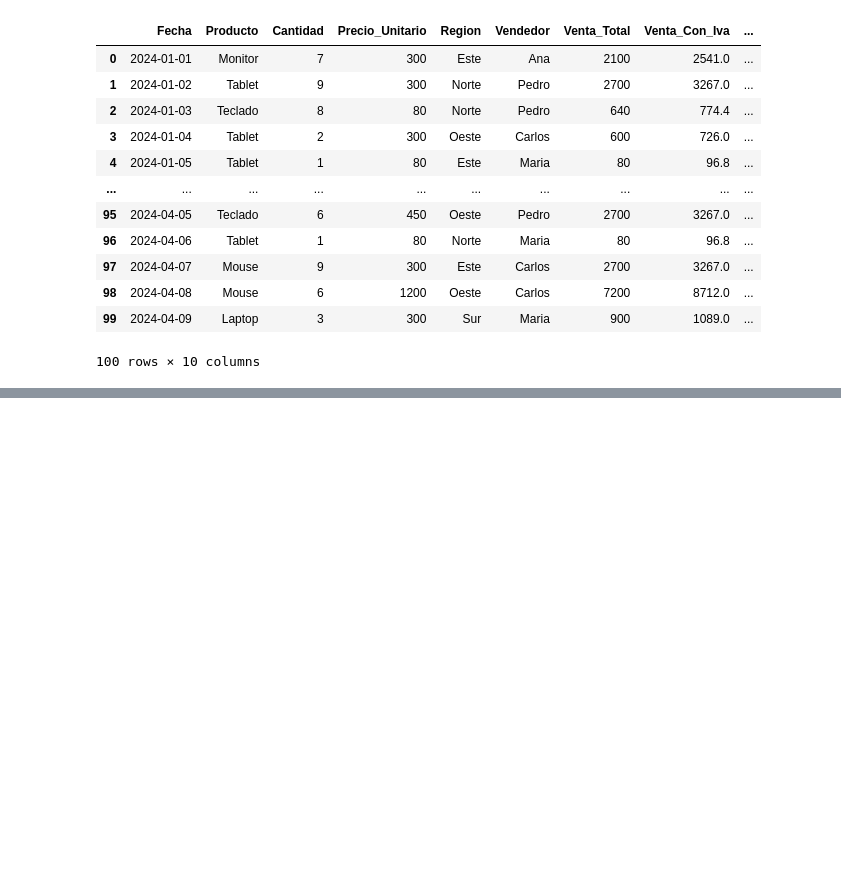
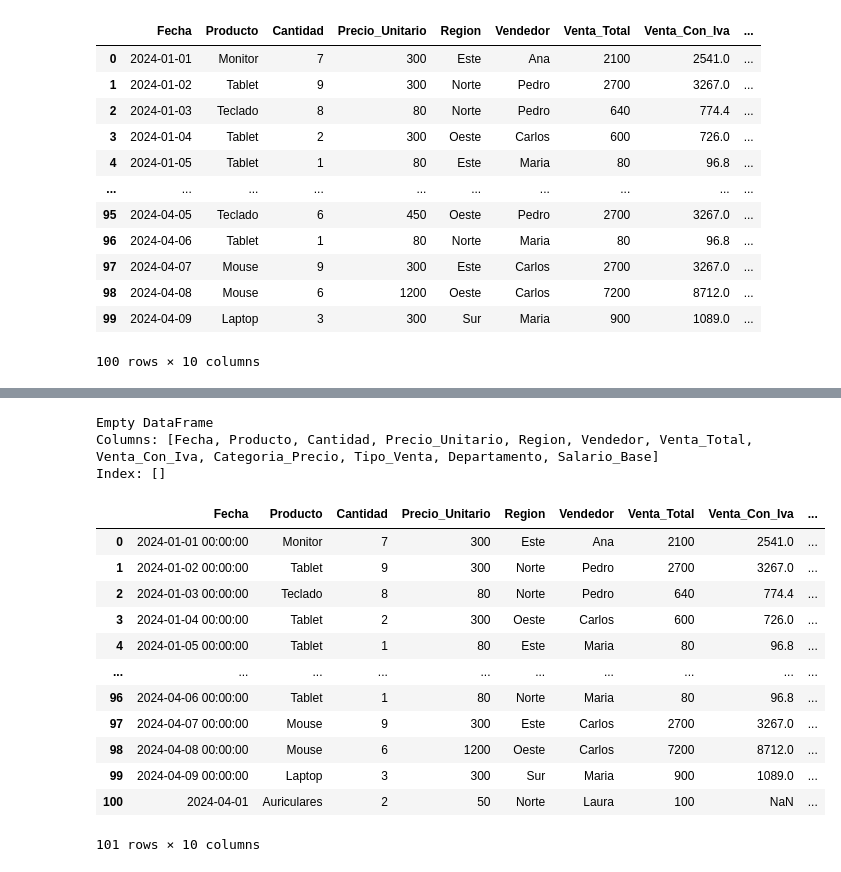
Before and after one commit to carlosgg0/practicas-isid, a Jupyter notebook: p8-dataframes/p8-notebook.ipynb, the cells around one changed output, grey strips where cells are left out. Saved outputs shown, nothing was run; the diff lists cells and outputs as text; code cells hidden in the pictures; blank space fills up the shorter version.

```diff
--- a/p8-dataframes/p8-notebook.ipynb
+++ b/p8-dataframes/p8-notebook.ipynb
@@ -399,0 +458,40 @@ df_ventas
+# %%
+# Realiza un LEFT JOIN entre df_ventas y info_vendedores
+df_nuevo = pd.merge(
+    df_ventas, df_info_vendedores,
+    how="left",
+    on="Vendedor"
+)
+
+print(df_nuevo.query("Vendedor == 'Laura'")) # DataFrame vacío pq Laura no aparece en df_ventas
+# %% [output]
+Empty DataFrame
+Columns: [Fecha, Producto, Cantidad, Precio_Unitario, Region, Vendedor, Venta_Total, Venta_Con_Iva, Categoria_Precio, Tipo_Venta, Departamento, Salario_Base]
+Index: []
+# %%
+# Concatena al DataFrame del ejercicio 6 la siguiente información
+datos = {
+    'Fecha': ['2024-04-01'],
+    'Producto': ['Auriculares'],
+    'Cantidad': [2],
+    'Precio_Unitario': [50],
+    'Region': ['Norte'],
+    'Vendedor': ['Laura'],
+    'Venta_Total': [100]
+}
+
+pd.concat([df_ventas, pd.DataFrame(datos)], ignore_index=True) # ignore_index hace que la columna continue el número
+# %% [output]
+|  | Fecha | Producto | Cantidad | Precio_Unitario | Region | Vendedor | Venta_Total | Venta_Con_Iva | ... |
+| 0 | 2024-01-01 00:00:00 | Monitor | 7 | 300 | Este | Ana | 2100 | 2541.0 | ... |
+| 1 | 2024-01-02 00:00:00 | Tablet | 9 | 300 | Norte | Pedro | 2700 | 3267.0 | ... |
+| 2 | 2024-01-03 00:00:00 | Teclado | 8 | 80 | Norte | Pedro | 640 | 774.4 | ... |
+| 3 | 2024-01-04 00:00:00 | Tablet | 2 | 300 | Oeste | Carlos | 600 | 726.0 | ... |
+| 4 | 2024-01-05 00:00:00 | Tablet | 1 | 80 | Este | Maria | 80 | 96.8 | ... |
+| ... | ... | ... | ... | ... | ... | ... | ... | ... | ... |
+| 96 | 2024-04-06 00:00:00 | Tablet | 1 | 80 | Norte | Maria | 80 | 96.8 | ... |
+| 97 | 2024-04-07 00:00:00 | Mouse | 9 | 300 | Este | Carlos | 2700 | 3267.0 | ... |
+| 98 | 2024-04-08 00:00:00 | Mouse | 6 | 1200 | Oeste | Carlos | 7200 | 8712.0 | ... |
+| 99 | 2024-04-09 00:00:00 | Laptop | 3 | 300 | Sur | Maria | 900 | 1089.0 | ... |
+| 100 | 2024-04-01 | Auriculares | 2 | 50 | Norte | Laura | 100 | NaN | ... |
+101 rows × 10 columns
```
Also changed, not shown: parts of 4 cells of this notebook, 1 other file.
